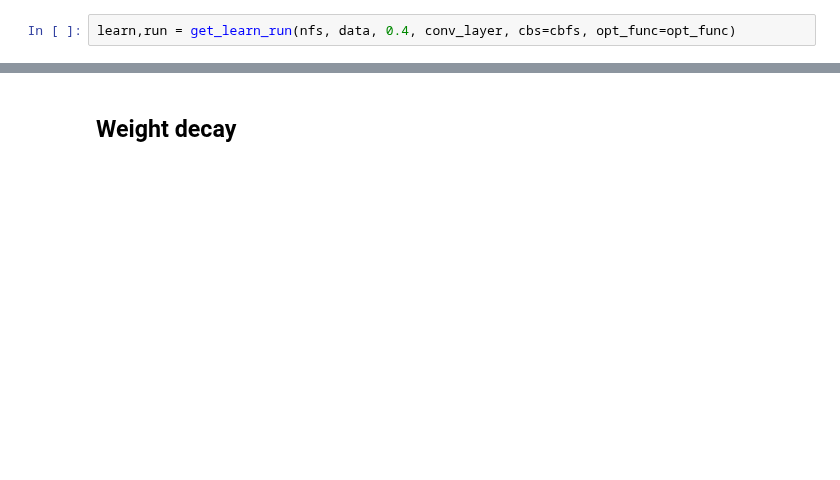
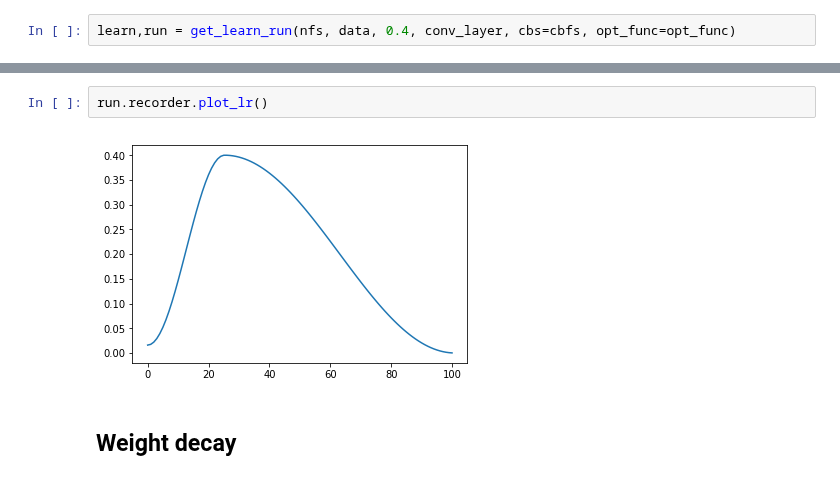
Before and after one commit to fastai/fastai_dev, a Jupyter notebook: dev_course/dl2/09_optimizers.ipynb, the cells around one changed output, grey strips where cells are left out. Saved outputs shown, nothing was run; the diff lists cells and outputs as text; blank space fills up the shorter version.

```diff
--- a/dev_course/dl2/09_optimizers.ipynb
+++ b/dev_course/dl2/09_optimizers.ipynb
@@ -136,3 +123,7 @@ run.recorder.plot_loss()
+# %%
+run.recorder.plot_lr()
+# %% [output]
+[figure, added]
 # %% [markdown]
 ## Weight decay
 # %% [markdown]
```
Also changed, not shown: parts of 52 cells of this notebook, 1 other file.
